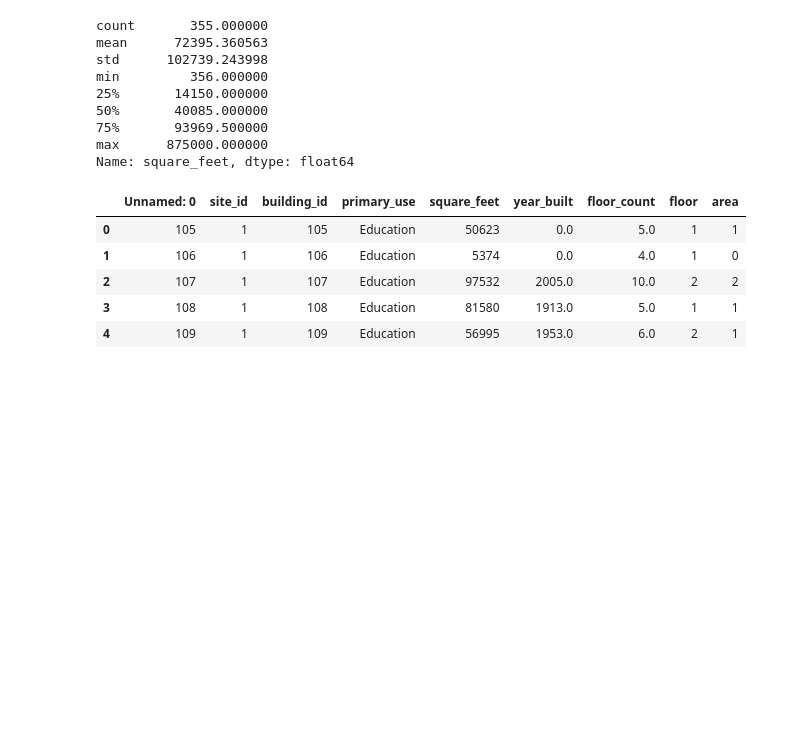
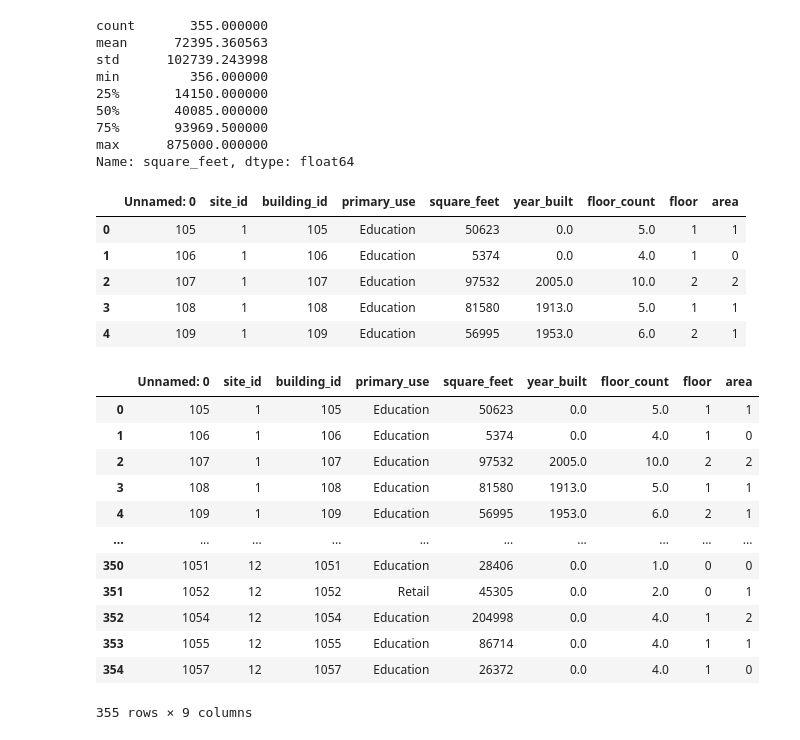
Before and after one commit to shomerthesec/Research-Buildings-Energy-forecasting-using-Deep-Learning, a Jupyter notebook: our_chosen_building_data.ipynb, the cells around one changed output. Cells and saved outputs as stored; diff of their text form; code cells hidden in the pictures; blank space fills up the shorter version.

```diff
--- a/our_chosen_buildingd_data.ipynb
+++ b/our_chosen_building_data.ipynb
@@ -122,3 +122,19 @@ b_data.head()
 | 4 | 109 | 1 | 109 | Education | 56995 | 1953.0 | 6.0 | 2 | 1 |
 # %%
 b_data.to_csv('content/building_metadata.csv')
+# %%
+b_data
+# %% [output]
+|  | Unnamed: 0 | site_id | building_id | primary_use | square_feet | year_built | floor_count | floor | area |
+| 0 | 105 | 1 | 105 | Education | 50623 | 0.0 | 5.0 | 1 | 1 |
+| 1 | 106 | 1 | 106 | Education | 5374 | 0.0 | 4.0 | 1 | 0 |
+| 2 | 107 | 1 | 107 | Education | 97532 | 2005.0 | 10.0 | 2 | 2 |
+| 3 | 108 | 1 | 108 | Education | 81580 | 1913.0 | 5.0 | 1 | 1 |
+| 4 | 109 | 1 | 109 | Education | 56995 | 1953.0 | 6.0 | 2 | 1 |
+| ... | ... | ... | ... | ... | ... | ... | ... | ... | ... |
+| 350 | 1051 | 12 | 1051 | Education | 28406 | 0.0 | 1.0 | 0 | 0 |
+| 351 | 1052 | 12 | 1052 | Retail | 45305 | 0.0 | 2.0 | 0 | 1 |
+| 352 | 1054 | 12 | 1054 | Education | 204998 | 0.0 | 4.0 | 1 | 2 |
+| 353 | 1055 | 12 | 1055 | Education | 86714 | 0.0 | 4.0 | 1 | 1 |
+| 354 | 1057 | 12 | 1057 | Education | 26372 | 0.0 | 4.0 | 1 | 0 |
+355 rows × 9 columns
```
Also changed, not shown: parts of 3 cells of this notebook, 1 other file.
